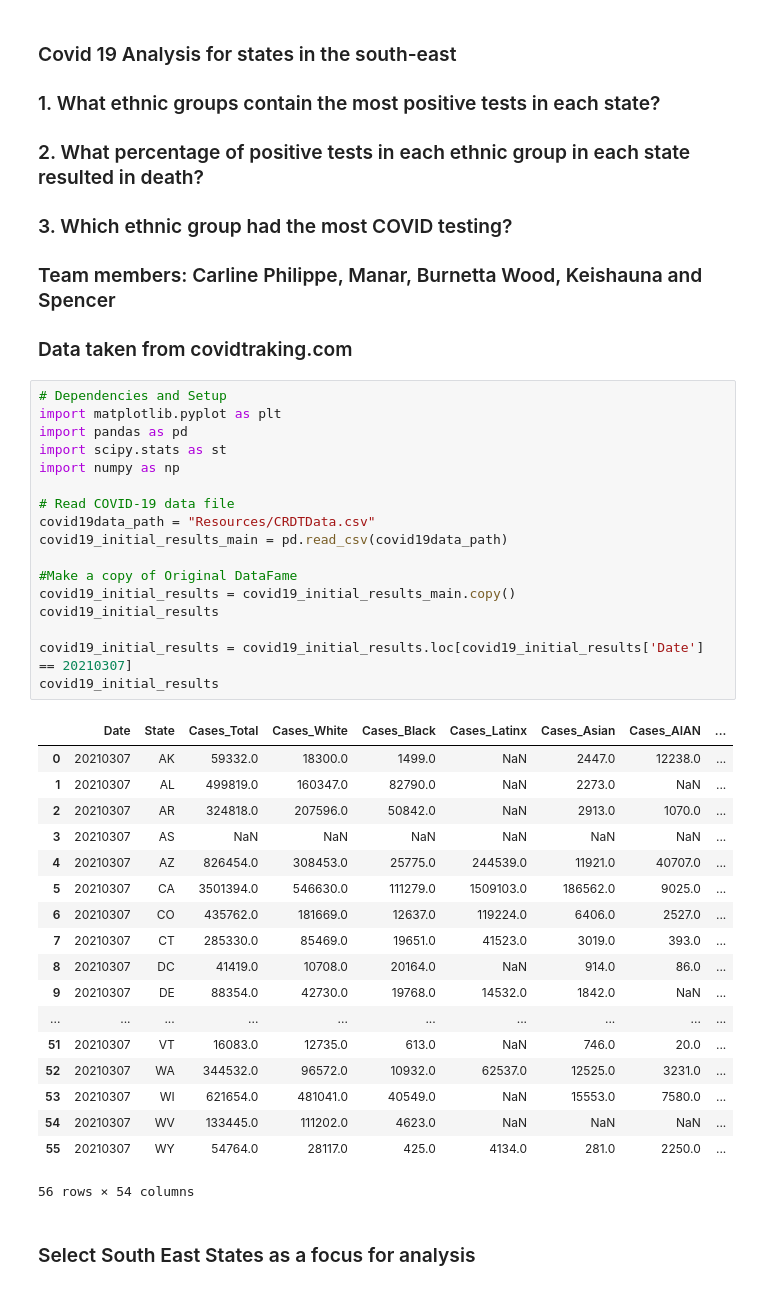
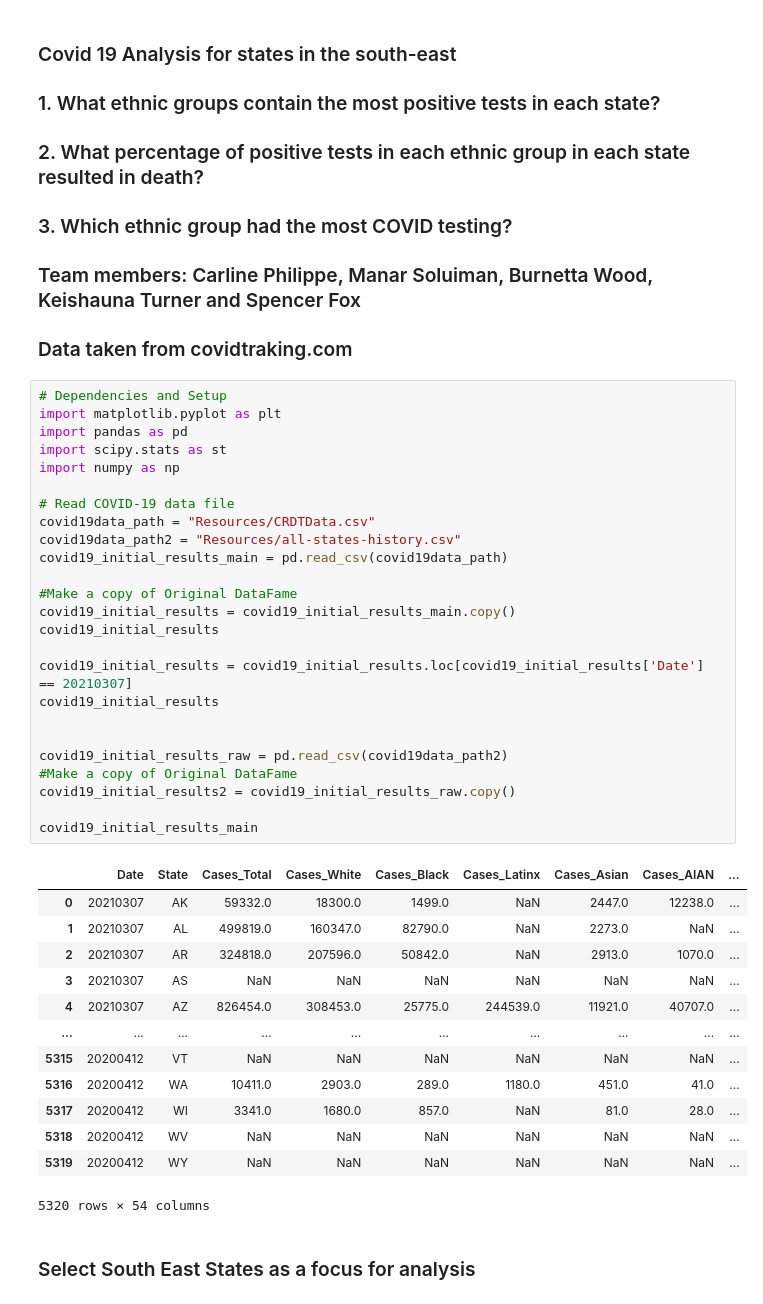
Before and after one commit to burnettaw/CMBKS-Group-5, a Jupyter notebook: covid_analysis_G1-3.ipynb, the cells around one changed output. Drawn from its saved outputs; the diff is of its cells as text.

```diff
--- a/covid_analysis_G1-3.ipynb
+++ b/covid_analysis_G1-3.ipynb
@@ -3,44 +3,47 @@
 ### 1. What ethnic groups contain the most positive tests in each state?
 ### 2. What percentage of positive tests in each ethnic group in each state resulted in death?
 ### 3. Which ethnic group had the most COVID testing?
-### Team members: Carline Philippe, Manar, Burnetta Wood, Keishauna and Spencer
+### Team members: Carline Philippe, Manar Soluiman, Burnetta Wood, Keishauna Turner and Spencer Fox
 ### Data taken from covidtraking.com
 # %%
 # Dependencies and Setup
 import matplotlib.pyplot as plt
 import pandas as pd
 import scipy.stats as st
 import numpy as np
 
 # Read COVID-19 data file
 covid19data_path = "Resources/CRDTData.csv"
+covid19data_path2 = "Resources/all-states-history.csv"
 covid19_initial_results_main = pd.read_csv(covid19data_path)
 
 #Make a copy of Original DataFame
 covid19_initial_results = covid19_initial_results_main.copy()
 covid19_initial_results
 
 covid19_initial_results = covid19_initial_results.loc[covid19_initial_results['Date'] == 20210307]
 covid19_initial_results
+
+
+covid19_initial_results_raw = pd.read_csv(covid19data_path2)
+#Make a copy of Original DataFame
+covid19_initial_results2 = covid19_initial_results_raw.copy()
+
+covid19_initial_results_main
 # %% [output]
 |  | Date | State | Cases_Total | Cases_White | Cases_Black | Cases_Latinx | Cases_Asian | Cases_AIAN | ... |
 | 0 | 20210307 | AK | 59332.0 | 18300.0 | 1499.0 | NaN | 2447.0 | 12238.0 | ... |
 | 1 | 20210307 | AL | 499819.0 | 160347.0 | 82790.0 | NaN | 2273.0 | NaN | ... |
 | 2 | 20210307 | AR | 324818.0 | 207596.0 | 50842.0 | NaN | 2913.0 | 1070.0 | ... |
 | 3 | 20210307 | AS | NaN | NaN | NaN | NaN | NaN | NaN | ... |
 | 4 | 20210307 | AZ | 826454.0 | 308453.0 | 25775.0 | 244539.0 | 11921.0 | 40707.0 | ... |
-| 5 | 20210307 | CA | 3501394.0 | 546630.0 | 111279.0 | 1509103.0 | 186562.0 | 9025.0 | ... |
-| 6 | 20210307 | CO | 435762.0 | 181669.0 | 12637.0 | 119224.0 | 6406.0 | 2527.0 | ... |
-| 7 | 20210307 | CT | 285330.0 | 85469.0 | 19651.0 | 41523.0 | 3019.0 | 393.0 | ... |
-| 8 | 20210307 | DC | 41419.0 | 10708.0 | 20164.0 | NaN | 914.0 | 86.0 | ... |
-| 9 | 20210307 | DE | 88354.0 | 42730.0 | 19768.0 | 14532.0 | 1842.0 | NaN | ... |
 | ... | ... | ... | ... | ... | ... | ... | ... | ... | ... |
-| 51 | 20210307 | VT | 16083.0 | 12735.0 | 613.0 | NaN | 746.0 | 20.0 | ... |
-| 52 | 20210307 | WA | 344532.0 | 96572.0 | 10932.0 | 62537.0 | 12525.0 | 3231.0 | ... |
-| 53 | 20210307 | WI | 621654.0 | 481041.0 | 40549.0 | NaN | 15553.0 | 7580.0 | ... |
-| 54 | 20210307 | WV | 133445.0 | 111202.0 | 4623.0 | NaN | NaN | NaN | ... |
-| 55 | 20210307 | WY | 54764.0 | 28117.0 | 425.0 | 4134.0 | 281.0 | 2250.0 | ... |
+| 5315 | 20200412 | VT | NaN | NaN | NaN | NaN | NaN | NaN | ... |
+| 5316 | 20200412 | WA | 10411.0 | 2903.0 | 289.0 | 1180.0 | 451.0 | 41.0 | ... |
+| 5317 | 20200412 | WI | 3341.0 | 1680.0 | 857.0 | NaN | 81.0 | 28.0 | ... |
+| 5318 | 20200412 | WV | NaN | NaN | NaN | NaN | NaN | NaN | ... |
+| 5319 | 20200412 | WY | NaN | NaN | NaN | NaN | NaN | NaN | ... |
-56 rows × 54 columns
+5320 rows × 54 columns
 # %% [markdown]
 ### Select South East States as a focus for analysis
 # %%
```
Also changed, not shown: parts of 5 cells of this notebook.
